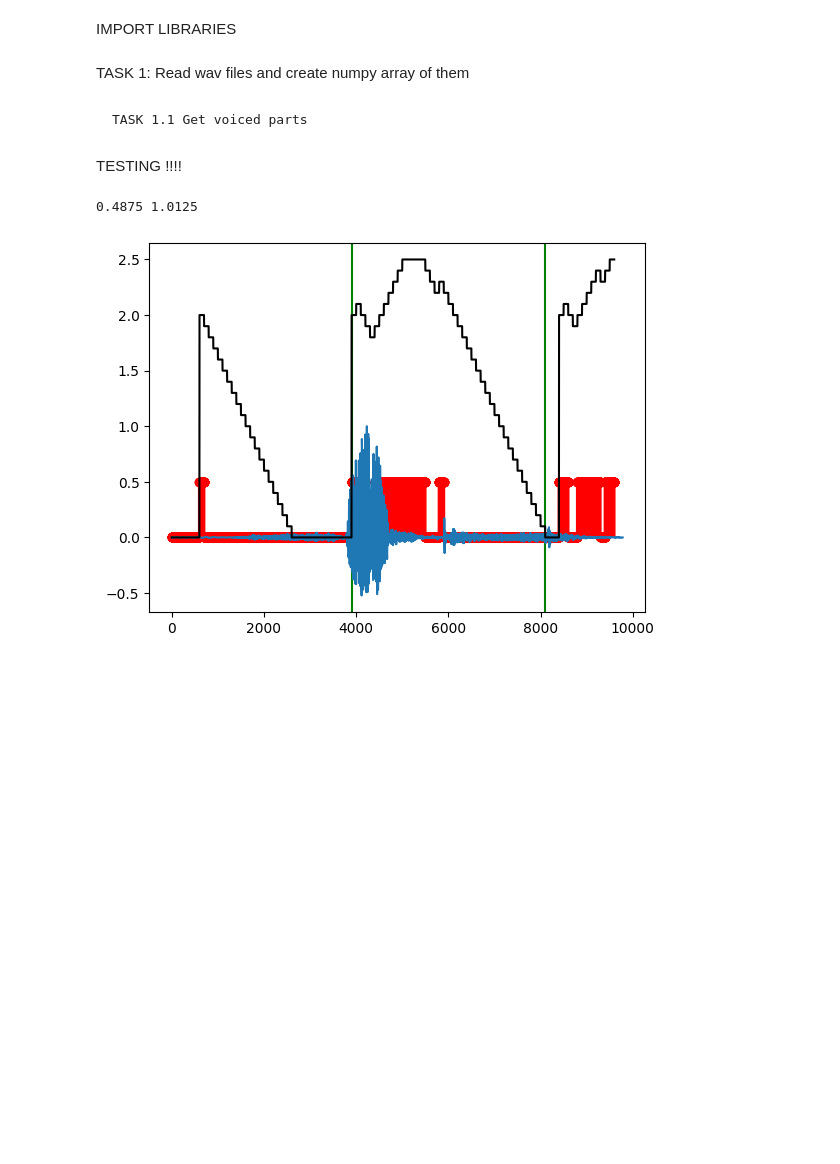
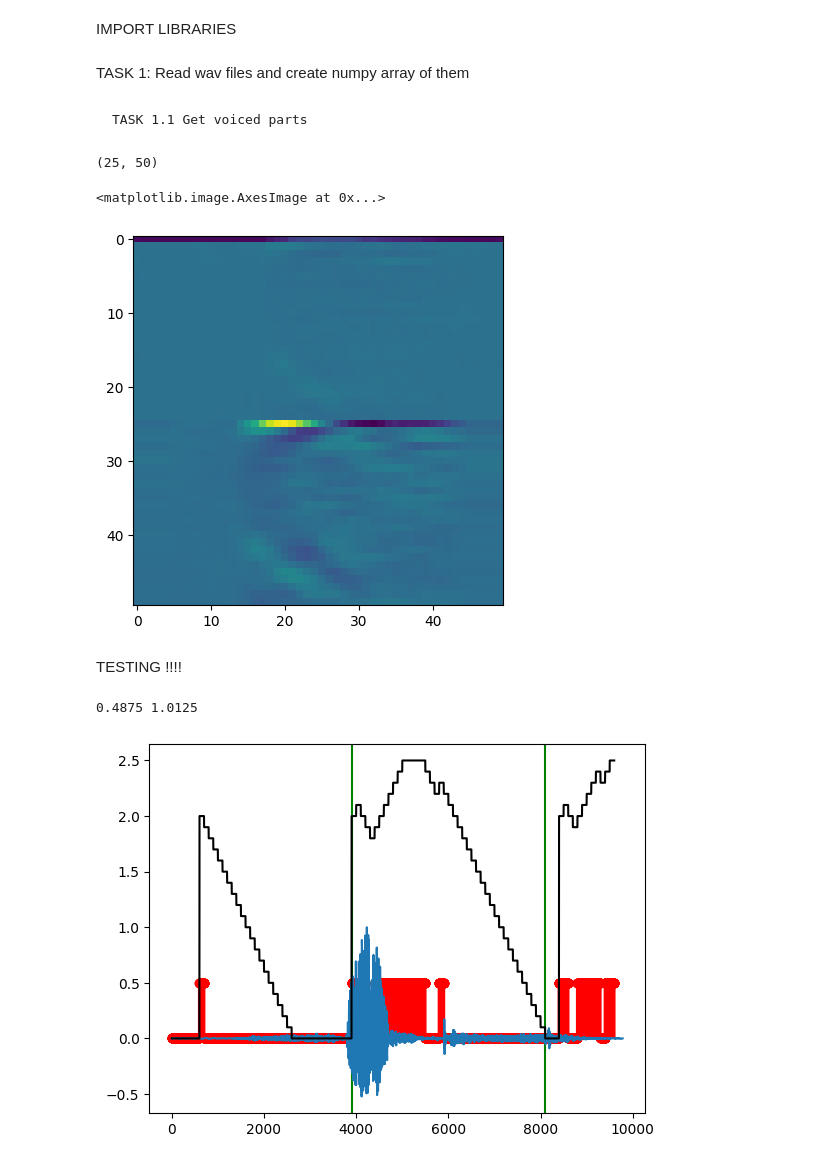
Before and after one commit to thebetar/IASRProject, a Jupyter notebook: model/src/main.ipynb, the cells around one changed output. Cells and saved outputs as stored; diff of their text form; code cells hidden in the pictures; blank space fills up the shorter version.

```diff
--- a/model/src/main.ipynb
+++ b/model/src/main.ipynb
@@ -79,6 +79,20 @@ def get_voiced_parts(clip, sr, FRAME_SIZE = 100):
     if IS_CURR_VOICED and ((end_of_segment - start_of_segment) > MIN_NUM_OF_SAMPLES_IN_SEGMENT):
         return clip[start_of_segment: end_of_segment]
     return None
+# %%
+new_sr = 8000
+clip, sr = librosa.load("../data/one/anja_5.wav")
+clip = librosa.resample(clip, orig_sr=sr, target_sr=new_sr)
+clip = librosa.to_mono(clip)
+clip = librosa.util.normalize(clip)
+
+test = get_2d_features(clip, new_sr)
+#print(test.shape)
+plt.imshow(test)
+# %% [output]
+(25, 50)
+<matplotlib.image.AxesImage at 0x...>
+[figure, added]
 # %% [markdown]
 TESTING !!!!
 # %%
```
Also changed, not shown: parts of 17 cells of this notebook, 18 other files.
